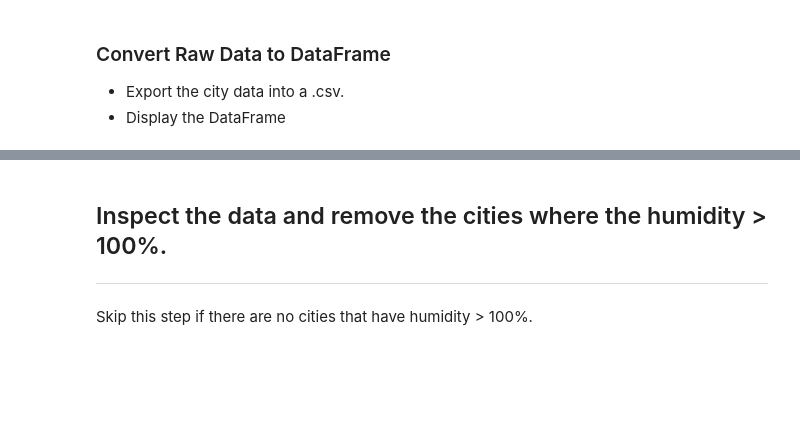
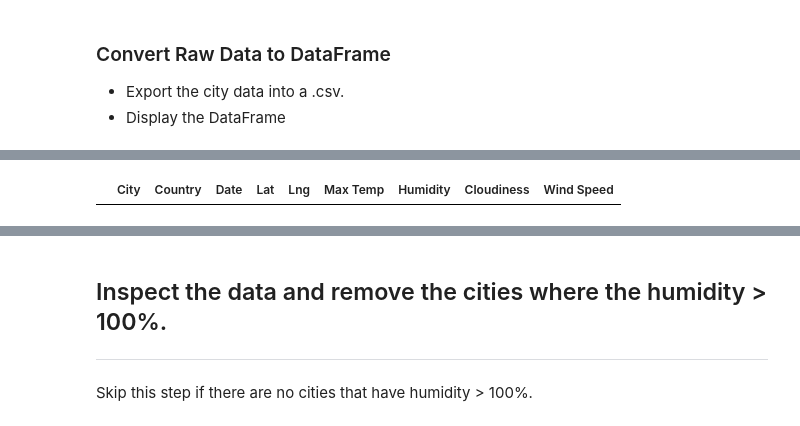
Before and after one commit to CChaussee/Python_API, a Jupyter notebook: WeatherPy/WeatherPy.ipynb, the cells around one changed output, grey strips where cells are left out. Drawn from its saved outputs; the diff is of its cells as text; code cells hidden in the pictures; blank space fills up the shorter version.

```diff
--- a/WeatherPy/WeatherPy.ipynb
+++ b/WeatherPy/WeatherPy.ipynb
@@ -61,6 +61,9 @@ cloud = []
 wind_sp = []
 lat = []
 lng = []
+date = []
+country = []
+new_city = []
 base_url = "http://api.openweathermap.org/data/2.5/weather?units=Imperial&APPID=" + key
 query_url = f'{base_url}appid={key}&q={city}'
 #testing out the loop
@@ -69,10 +72,13 @@ for city in cities:
     response = requests.get(query_url).json()
     lng.append(response['coord']['lon'])
     lat.append(response['coord']['lat'])
-    temp.append(response['main']['temp'])
+    temp.append(response['main']['temp_max'])
     cloud.append(response['clouds']['all'])
     humid.append(response['main']['humidity'])
     wind_sp.append(response['wind']['speed'])
+    date.append(response['dt'])
+    country.append(response['sys']['country'])
+    new_city.append(city)
 print(f'End of data retrieval')
 # %% [output]
 Please wait while we retrieve data on bluff
@@ -102,0 +90,13 @@ KeyError: 'coord'
+# %%
+#creating dataframe
+diction = {
+    "City": new_city, "Country": country,
+    "Date": date, "Lat": lat,
+    "Lng": lng, "Max Temp": temp,
+    "Humidity": humid, "Cloudiness": cloud,
+    "Wind Speed": wind_sp
+}
+trip_df = pd.DataFrame(diction)
+trip_df.head()
+# %% [output]
+|  | City | Country | Date | Lat | Lng | Max Temp | Humidity | Cloudiness | Wind Speed |
```
Also changed, not shown: parts of 3 cells of this notebook.
